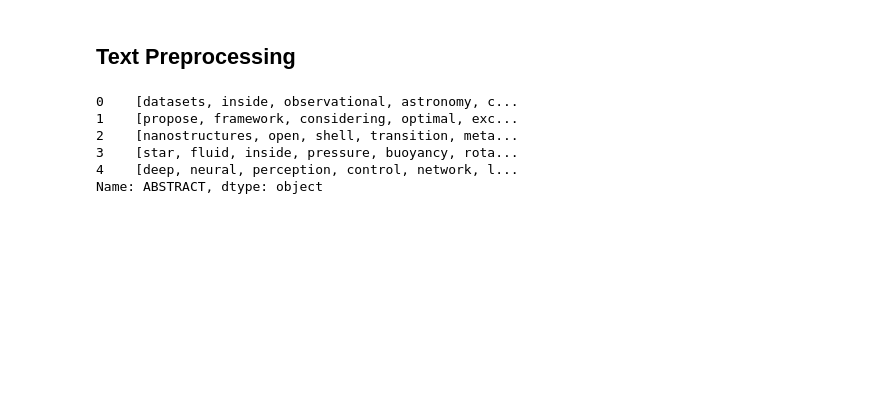
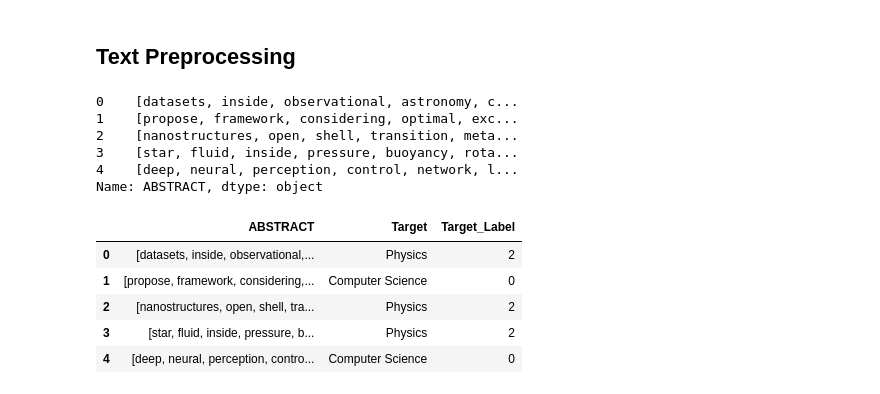
Before and after one commit to gulomovazukhrakhon/IU-Projects, a Jupyter notebook: NLP_Project/text-classification-for-topic-modelling.ipynb, the cells around one changed output. Saved outputs shown, nothing was run; the diff lists cells and outputs as text; code cells hidden in the pictures; blank space fills up the shorter version.

```diff
--- a/NLP_Project/text-classification-for-topic-modelling.ipynb
+++ b/NLP_Project/text-classification-for-topic-modelling.ipynb
@@ -125,4 +123,11 @@ nested_list.head()
 Name: ABSTRACT, dtype: object
 # %%
 train_df['ABSTRACT'] = nested_list
-train_df.drop('id', axis=1, inplace=True)
+train_df.head()
+# %% [output]
+|  | ABSTRACT | Target | Target_Label |
+| 0 | [datasets, inside, observational,... | Physics | 2 |
+| 1 | [propose, framework, considering,... | Computer Science | 0 |
+| 2 | [nanostructures, open, shell, tra... | Physics | 2 |
+| 3 | [star, fluid, inside, pressure, b... | Physics | 2 |
+| 4 | [deep, neural, perception, contro... | Computer Science | 0 |
```
Also changed, not shown: parts of 9 cells of this notebook.
